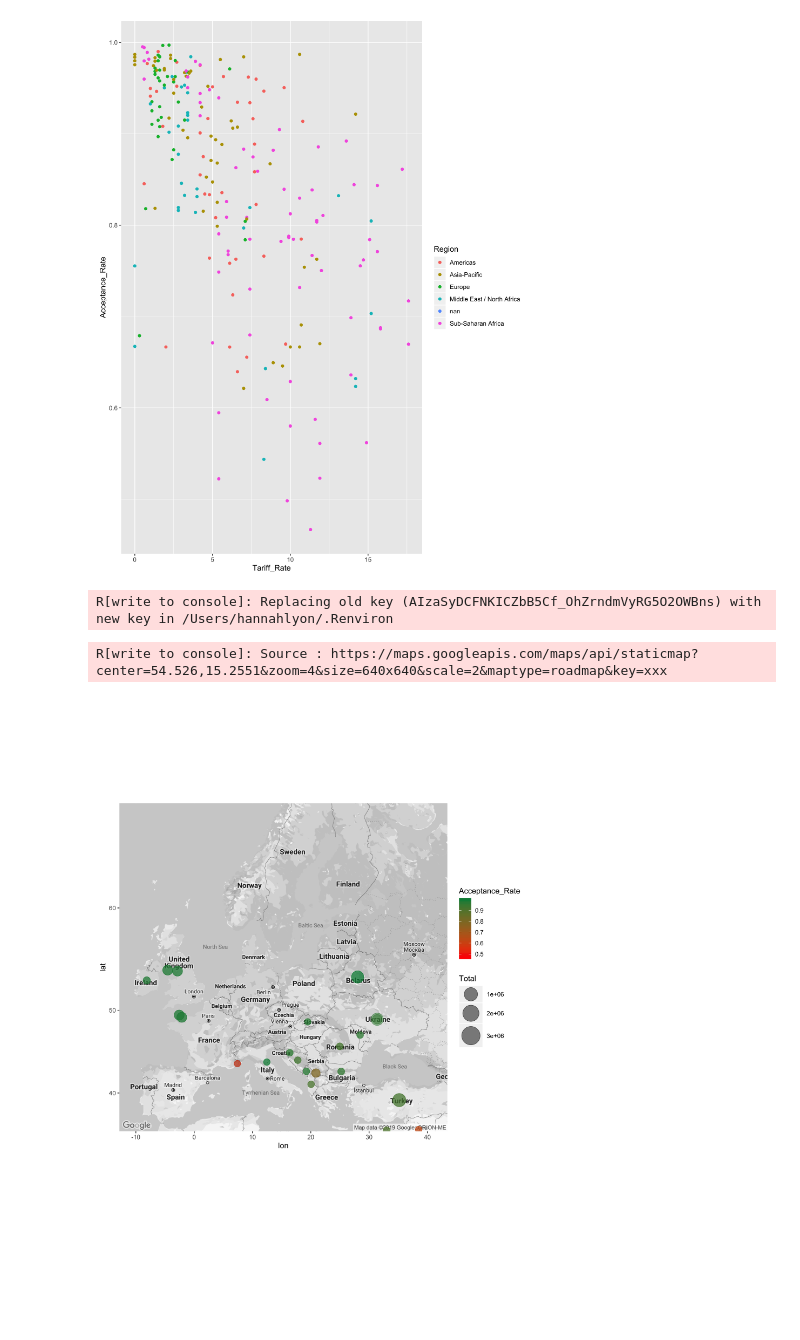
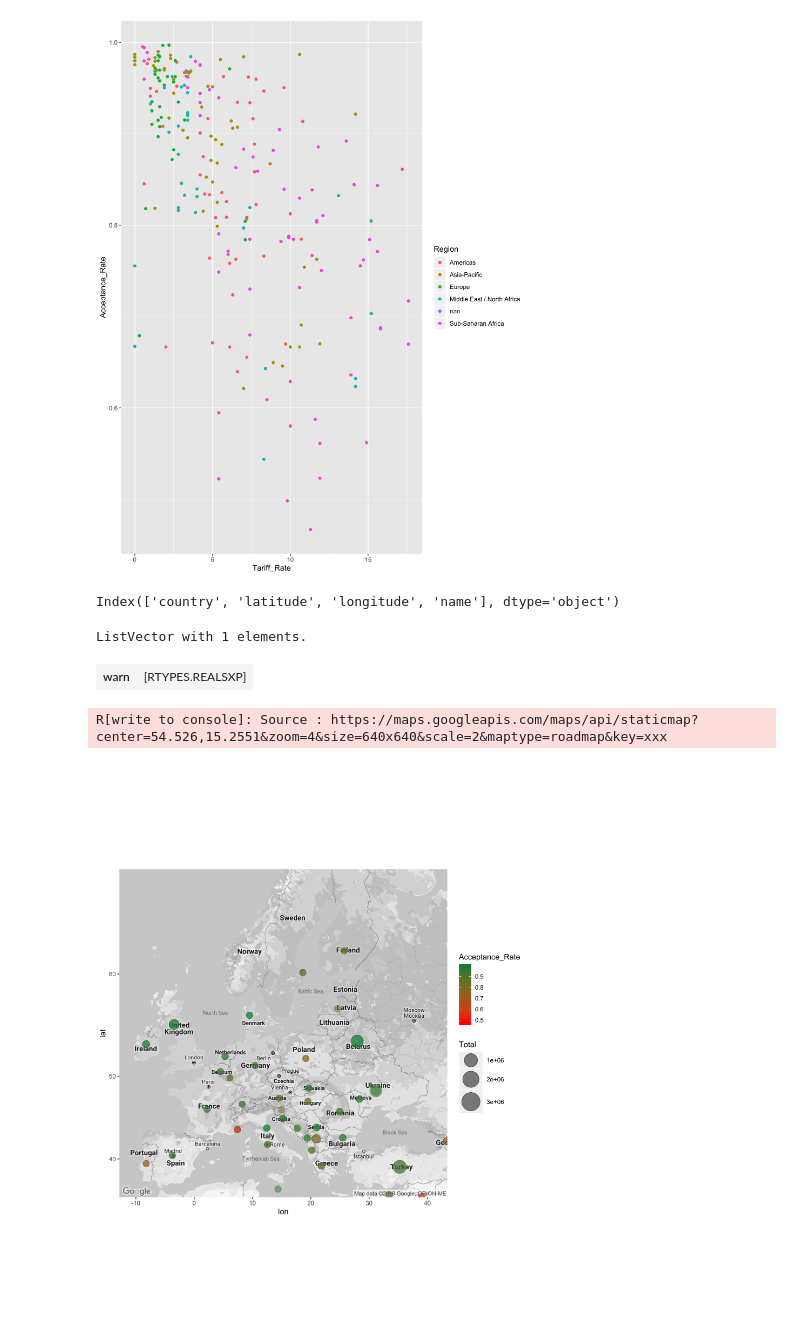
Before and after one commit to hannahlyon/schengen-visa-issuance-statistics, a Jupyter notebook: Visualizations.ipynb, the cells around one changed output. Saved outputs shown, nothing was run; the diff lists cells and outputs as text; code cells hidden in the pictures; blank space fills up the shorter version.

Commit message:
fixed centroids

```diff
--- a/Visualizations.ipynb
+++ b/Visualizations.ipynb
@@ -143,35 +212,45 @@ ggplot() + geom_point(aes(x = Tariff_Rate, y = Acceptance_Rate, color = Region),
+# %%
+locations = pd.read_csv('country_centroids_peri.csv', encoding = 'latin1')
+locations.columns
+# %% [output]
+Index(['country', 'latitude', 'longitude', 'name'], dtype='object')
 # %%
-locations = pd.read_csv('country_centroids.csv')
-locations['sovereignt'] = locations['sovereignt'].str.upper()
-locations = locations[['sovereignt', 'Longitude', 'Latitude']]
-locations = locations.merge(issued, left_on = 'sovereignt', right_on = 'Country', how = 'right')
+locations['name'] = locations['name'].str.upper()
+locations = locations[['name', 'longitude', 'latitude']]
+locations = locations.merge(issued, left_on = 'name', right_on = 'Country', how = 'right')
 locations = make_str(locations)
+# %%
+locations['Acceptance_Rate'] = locations['Total_Issued'] / locations['Total']
 # %%
 with open('ggmaps.txt', 'r') as file:
     key = file.read().strip()
 # %%
 %R -i key -i locations
+# %%
+import rpy2
+rpy2.robjects.r['options'](warn=-1)
+# %% [output]
+ListVector with 1 elements.
+| warn | [RTYPES.REALSXP] |
 # %%
 %%R
-
+options(warn=-1)
 library(ggmap)
 library(maps)
 library(mapdata)
 library("dplyr")
 
 register_google(key = key, write = TRUE)
-# %% [output]
-R[write to console]: Replacing old key (AIzaSyDCFNKICZbB5Cf_OhZrndmVyRG5O2OWBns) with new key in /Users/hannahlyon/.Renviron
 # %%
 %%R -w 8.5 -h 11 --units in -r 400
 
 ggmap(get_googlemap(center = c(lon = 15.2551, lat = 54.5260), zoom = 4, maptype = 'roadmap', color = 'bw')) +
-geom_point(aes(x = Longitude, y = Latitude, size = Total, color = Acceptance_Rate), alpha = 0.5, data = locations) +
+geom_point(aes(x = longitude, y = latitude, size = Total, color = Acceptance_Rate), alpha = 0.5, data = locations) +
 scale_colour_gradient(low = "red", high = "springgreen4") +
 scale_size_continuous(range = c(4,13))
 
 # add points on each country with colors from red to green based on lower and higher acceptances,
 # size of dot is volume of applications
 # %% [output]
 R[write to console]: Source : https://maps.googleapis.com/maps/api/staticmap?center=54.526,15.2551&zoom=4&size=640x640&scale=2&maptype=roadmap&key=xxx
-[figure, old version]
+[figure, new version]
```
Also changed, not shown: parts of 7 cells of this notebook, 3 other files.
